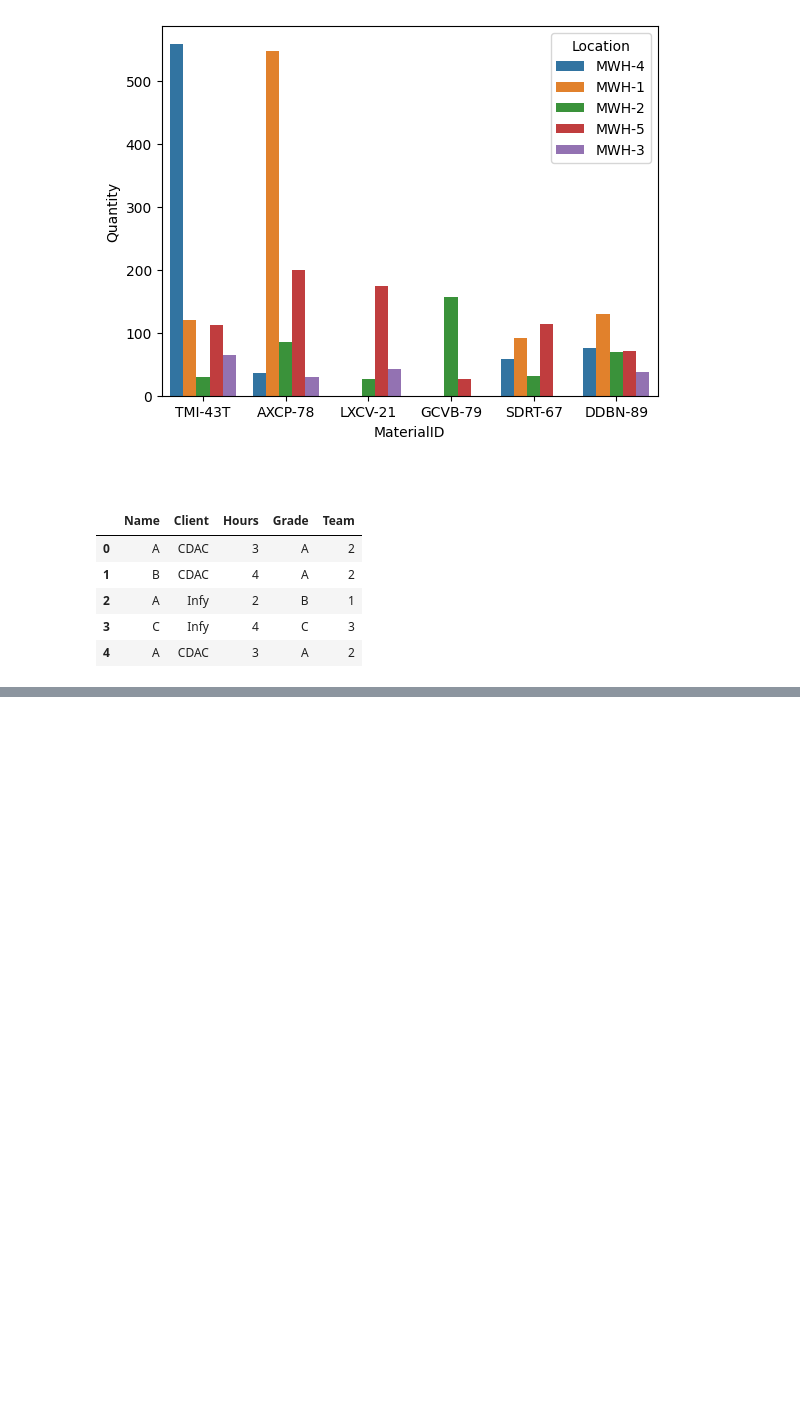
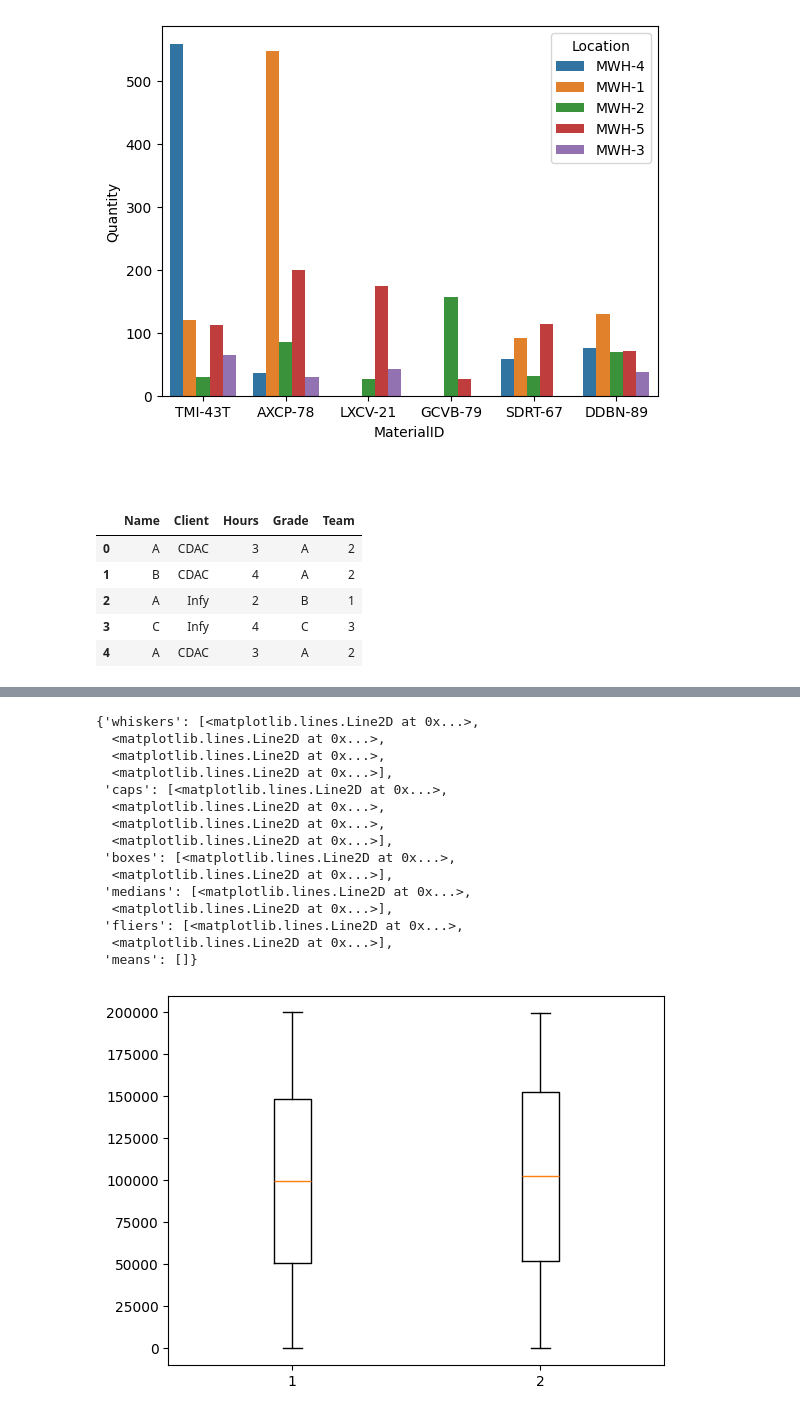
Before and after one commit to devdatta1429/BDA_Assignments, a Jupyter notebook: Stats/Day_8_stats_26_05.ipynb, the cells around one changed output, grey strips where cells are left out. Cells and saved outputs as stored; diff of their text form; code cells hidden in the pictures; blank space fills up the shorter version.

```diff
--- a/Stats/Day_8_stats_26_05.ipynb
+++ b/Stats/Day_8_stats_26_05.ipynb
@@ -212,0 +301,22 @@ df.head()
+# %%
+df0 = df.iloc[np.where(df.Exited == 0)]
+df1 = df.iloc[np.where(df.Exited == 1)]
+
+plt.boxplot([df0.EstimatedSalary , df1.EstimatedSalary])
+# %% [output]
+{'whiskers': [<matplotlib.lines.Line2D at 0x...>,
+  <matplotlib.lines.Line2D at 0x...>,
+  <matplotlib.lines.Line2D at 0x...>,
+  <matplotlib.lines.Line2D at 0x...>],
+ 'caps': [<matplotlib.lines.Line2D at 0x...>,
+  <matplotlib.lines.Line2D at 0x...>,
+  <matplotlib.lines.Line2D at 0x...>,
+  <matplotlib.lines.Line2D at 0x...>],
+ 'boxes': [<matplotlib.lines.Line2D at 0x...>,
+  <matplotlib.lines.Line2D at 0x...>],
+ 'medians': [<matplotlib.lines.Line2D at 0x...>,
+  <matplotlib.lines.Line2D at 0x...>],
+ 'fliers': [<matplotlib.lines.Line2D at 0x...>,
+  <matplotlib.lines.Line2D at 0x...>],
+ 'means': []}
+[figure, added]
```
Also changed, not shown: parts of 21 cells of this notebook.
